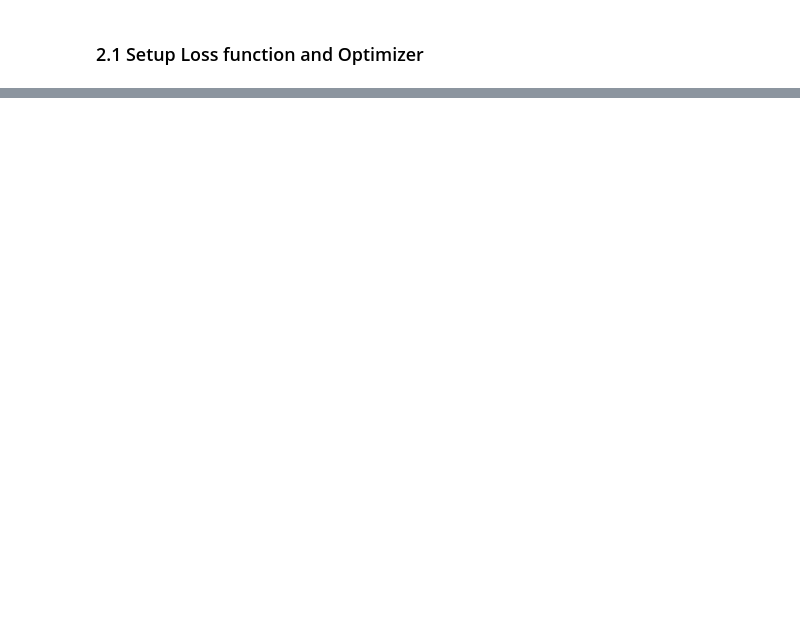
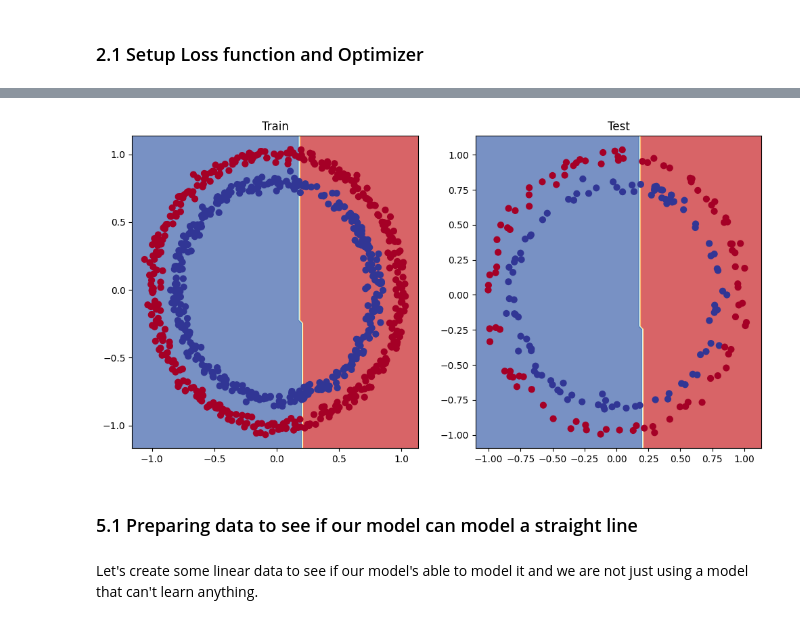
Before and after one commit to qbit-glitch/pytorch_tutorials, a Jupyter notebook: ztm_pytorch_course/ch2_pytorch_neural_network_classification/01_pytorch_neural_network_classification.ipynb, the cells around one changed output, grey strips where cells are left out. Saved outputs shown, nothing was run; the diff lists cells and outputs as text; code cells hidden in the pictures; blank space fills up the shorter version.

```diff
--- a/ztm_pytorch_course/ch2_pytorch_neural_network_classification/01_pytorch_neural_network_classification.ipynb
+++ b/ztm_pytorch_course/ch2_pytorch_neural_network_classification/01_pytorch_neural_network_classification.ipynb
@@ -276,0 +496,34 @@ def accuracy_fn(y_true, y_pred):
+# %%
+loss_fn = nn.BCEWithLogitsLoss()
+optimizer = torch.optim.SGD(model_1.parameters(), lr=0.1)
+# %%
+torch.manual_seed(42)
+epochs = 1000       # train for longer
+
+# Put data to target device
+X_trai, y_train = X_train.to(device), y_train.to(device)
+X_test, y_test = X_test.to(device), y_test.to(device)
+
+for epoch in range(epochs):
+    # Training
+    model_1.train()
+    y_logits = model_1(X_train).squeeze()
+    y_pred = torch.round(torch.sigmoid(y_logits))
+
+    loss = loss_fn(y_pred, y_train)
+    acc = accuracy_fn(y_true=y_train, y_pred=y_pred)
+
+    optimizer.zero_grad()
+    loss.backward()
+    optimizer.step()
+
+    model_1.eval()
+    with torch.inference_mode():
+        test_logits = model_1(X_test).squeeze()
+        test_pred = torch.round(torch.sigmoid(test_logits))
+
+        test_loss = loss_fn(test_logits, y_test)
+        test_acc = accuracy_fn(y_test, test_pred)
+
+    if epoch%50 == 0:
+        print(f"Epoch: {epoch} | Loss: {loss:.5f}, Accuracy: {acc:.2f} | Test loss: {test_loss}, Test acc: {test_acc:.2f}%")
@@ -276,0 +551,15 @@ def accuracy_fn(y_true, y_pred):
+# %%
+# plot decision boundaries for training and test sets
+plt.figure(figsize=(12,6))
+plt.subplot(1,2,1)
+plt.title("Train")
+plot_decision_boundary(model_1, X_train, y_train)
+plt.subplot(1,2,2)
+plt.title('Test')
+plot_decision_boundary(model_1, X_test, y_test)
+# %% [output]
+[figure, added]
+# %% [markdown]
+### 5.1 Preparing data to see if our model can model a straight line
+# %% [markdown]
+Let's create some linear data to see if our model's able to model it and we are not just using a model that can't learn anything.
```
Also changed, not shown: parts of 79 cells of this notebook, 2 other files.
